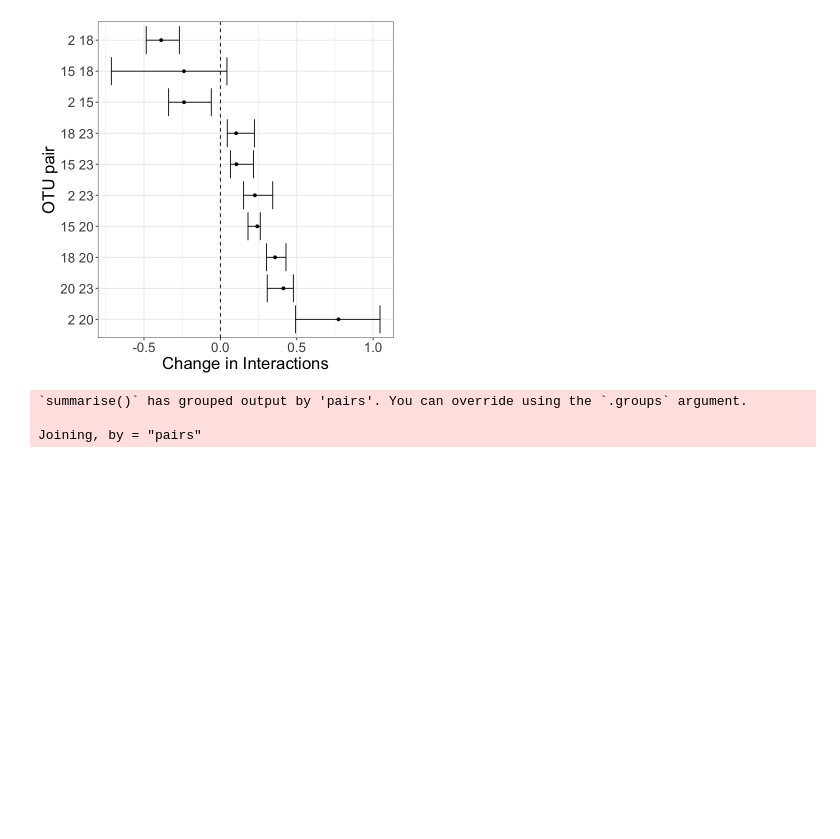
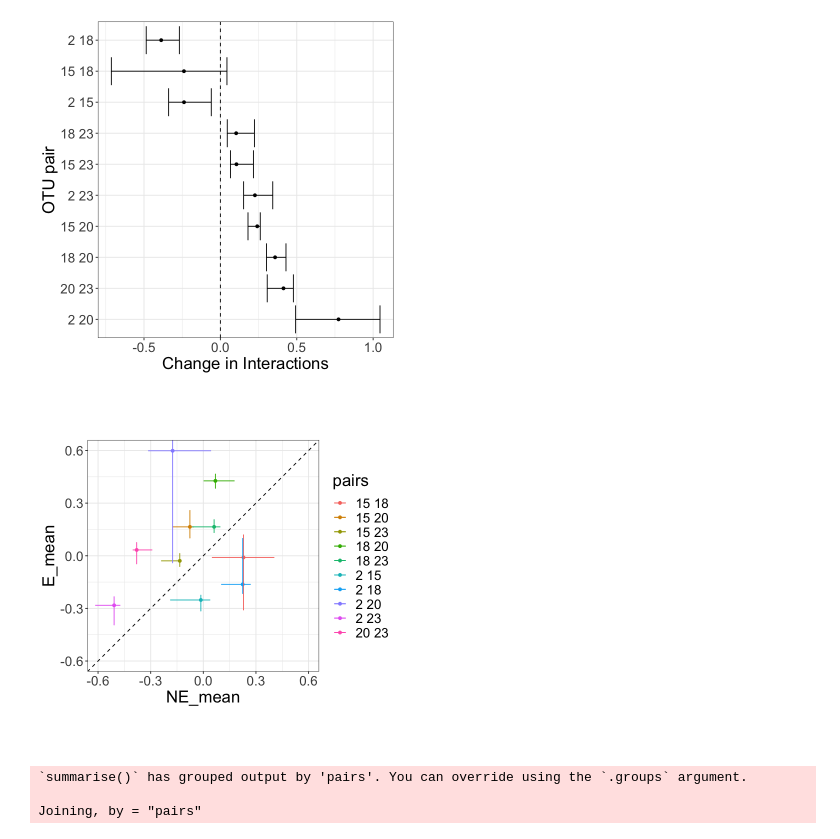
Before and after one commit to CleggTom/TemperatureAmplification, a Jupyter notebook: code/Interaction_estimates-log.ipynb, the cells around one changed output. Saved outputs shown, nothing was run; the diff lists cells and outputs as text; code cells hidden in the pictures; blank space fills up the shorter version.

```diff
--- a/code/Interaction_estimates-log.ipynb
+++ b/code/Interaction_estimates-log.ipynb
@@ -259,6 +299,24 @@ p2
 # %% [output]
 `summarise()` has grouped output by 'OTU_1', 'OTU_2'. You can override using the `.groups` argument.
 [figure]
+# %%
+q1 <- function(x){quantile(x,0.01)}
+q2 <- function(x){quantile(x,0.99)}
+
+feas_df %>%
+    pivot_wider(names_from = Treatment, values_from = a) %>%
+    group_by(pairs) %>%
+    summarise_at(c("NE","E"), list(mean = mean,lb = q1,ub = q2), ) %>%
+    ggplot(aes(x = NE_mean, y = E_mean, color = pairs))+
+        geom_point()+
+        geom_errorbar(aes(xmin = NE_lb, xmax = NE_ub))+
+        geom_errorbar(aes(ymin = E_lb, ymax = E_ub))+
+        geom_abline(linetype = 2)+
+        coord_fixed(ratio = 1, xlim = c(-0.6,0.6), ylim = c(-0.6,0.6))+
+        theme_bw()+
+        theme(text = element_text(size = 20))
+# %% [output]
+[figure, added]
 # %%
 pairs_means <- feas_df %>%
     filter(Treatment == "NE") %>%
```
Also changed, not shown: parts of 5 cells of this notebook, 17 other files.
